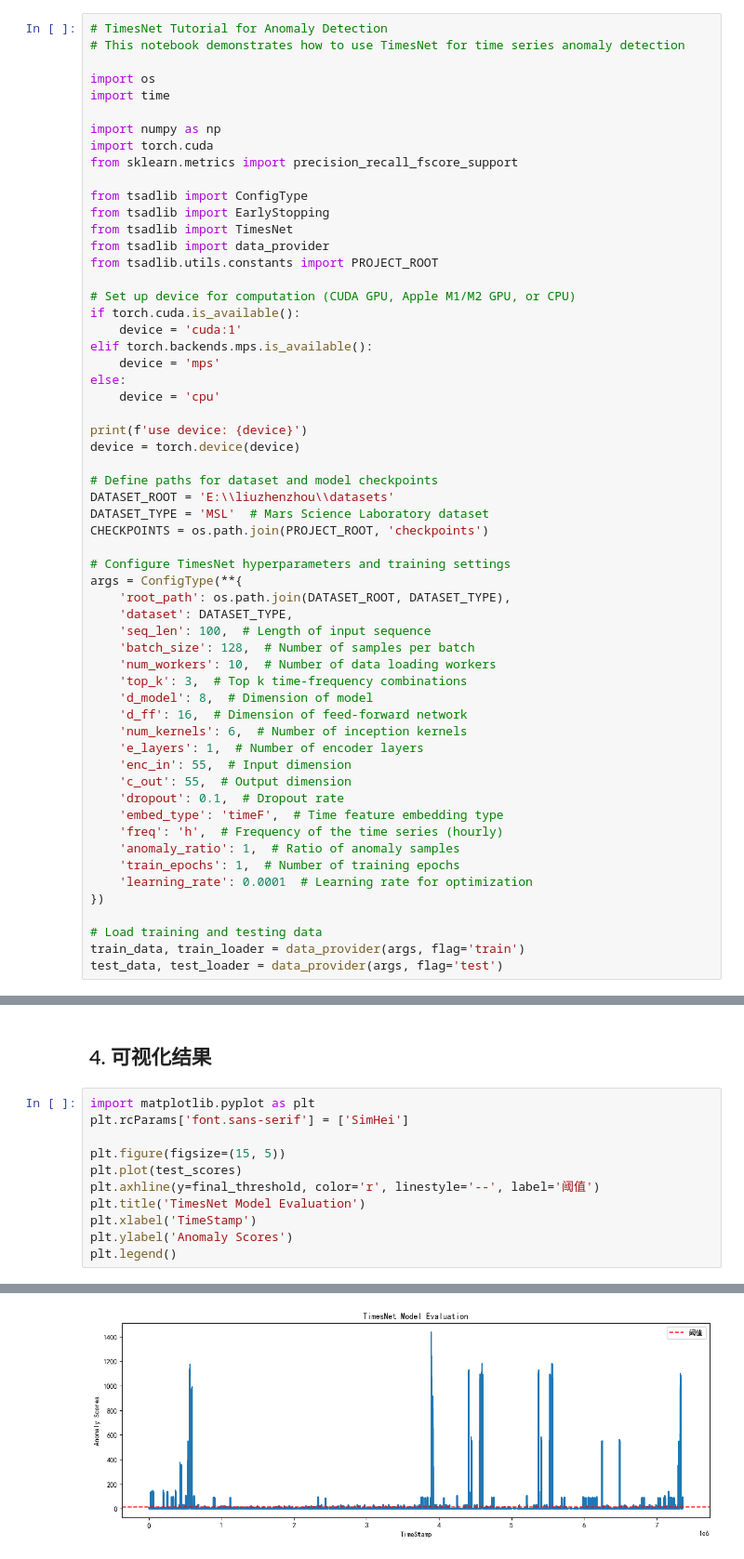
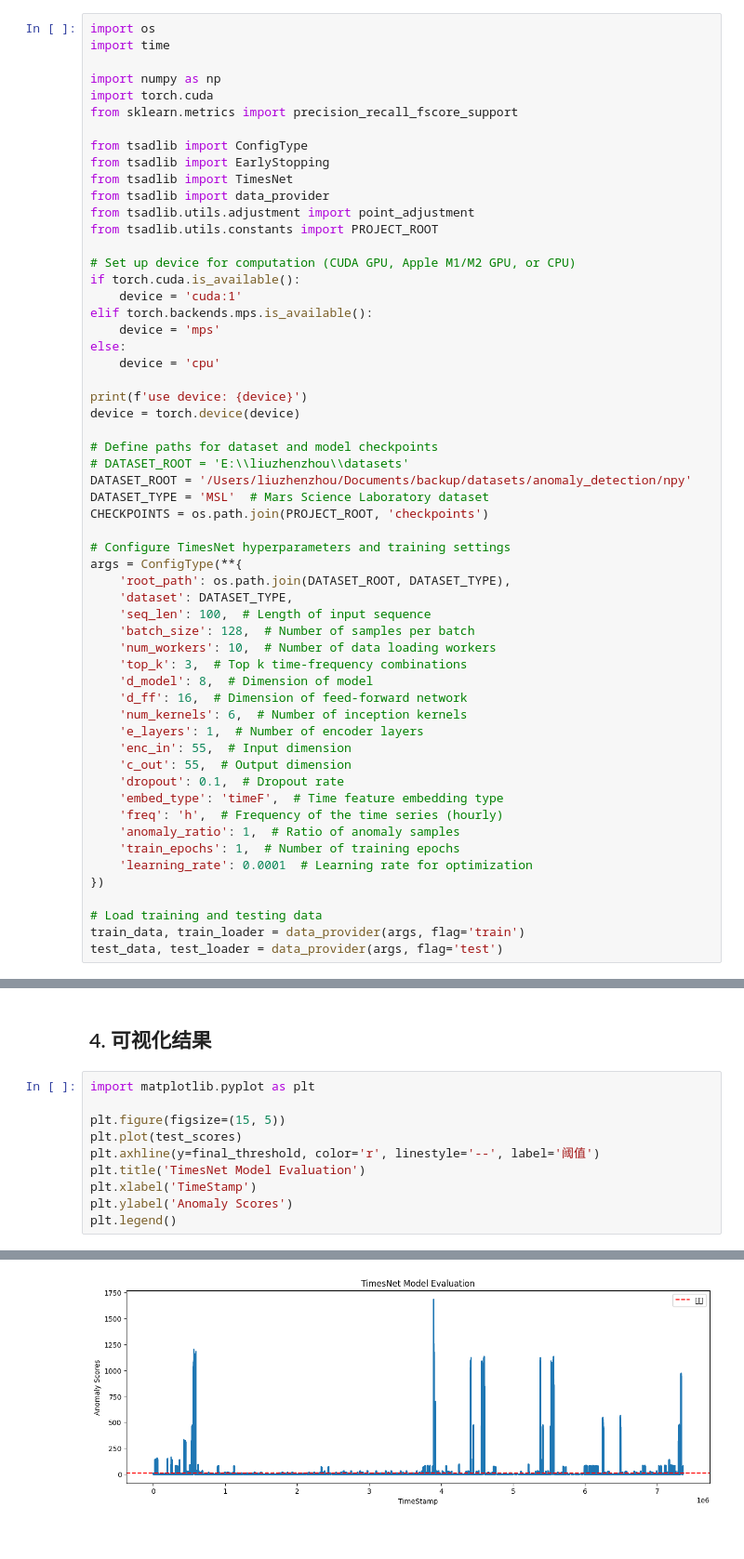
Before and after one commit to zenon-lzz/AnomalyDetectionLib, a Jupyter notebook: examples/TimesNet.ipynb, the cells around one changed output, grey strips where cells are left out. Shown: that part at 93% size. Cells and saved outputs as stored; diff of their text form.

Commit message:
Add Point-Adjustment Strategy

```diff
--- a/examples/TimesNet.ipynb
+++ b/examples/TimesNet.ipynb
@@ -4,9 +4,6 @@ This notebook demonstrates how to use TimesNet for time series anomaly detection
 
 ## 1. Packages import and prepare arguments
 # %%
-# TimesNet Tutorial for Anomaly Detection
-# This notebook demonstrates how to use TimesNet for time series anomaly detection
-
 import os
 import time
 
@@ -18,6 +15,7 @@ from tsadlib import ConfigType
 from tsadlib import EarlyStopping
 from tsadlib import TimesNet
 from tsadlib import data_provider
+from tsadlib.utils.adjustment import point_adjustment
 from tsadlib.utils.constants import PROJECT_ROOT
 
 # Set up device for computation (CUDA GPU, Apple M1/M2 GPU, or CPU)
@@ -32,7 +30,8 @@ print(f'use device: {device}')
 device = torch.device(device)
 
 # Define paths for dataset and model checkpoints
-DATASET_ROOT = 'E:\\liuzhenzhou\\datasets'
+# DATASET_ROOT = 'E:\\liuzhenzhou\\datasets'
+DATASET_ROOT = '/Users/liuzhenzhou/Documents/backup/datasets/anomaly_detection/npy'
 DATASET_TYPE = 'MSL'  # Mars Science Laboratory dataset
 CHECKPOINTS = os.path.join(PROJECT_ROOT, 'checkpoints')
 
@@ -186,7 +187,6 @@ F1-score: 0.0595
 ## 4. 可视化结果
 # %%
 import matplotlib.pyplot as plt
-plt.rcParams['font.sans-serif'] = ['SimHei']
 
 plt.figure(figsize=(15, 5))
 plt.plot(test_scores)
@@ -200 +217 @@ plt.legend()
-[figure, old version]
+[figure, new version]
```
Also changed, not shown: parts of 4 cells of this notebook, 6 other files.
